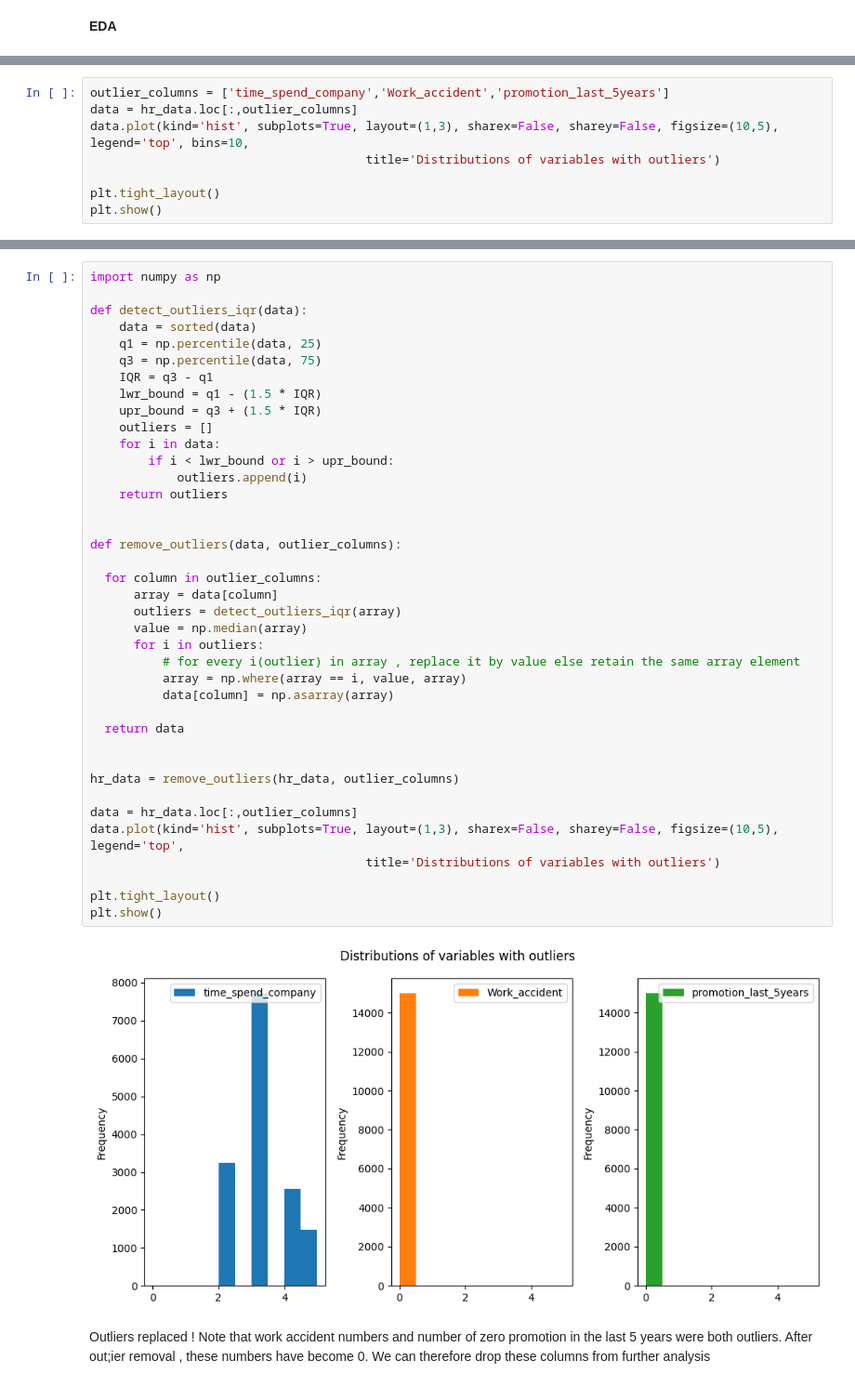
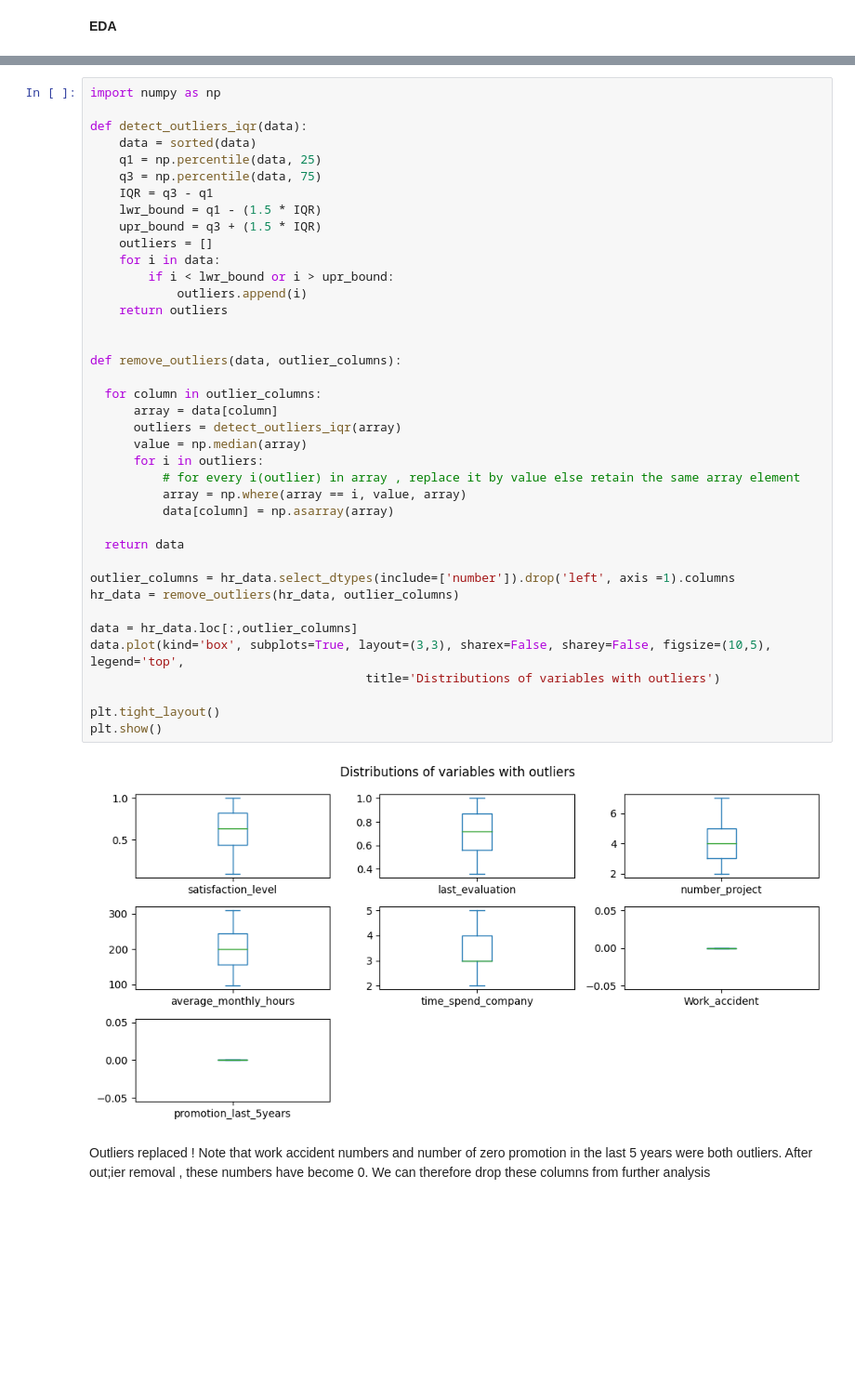
Before and after one commit to tksundar/employee_turnover, a Jupyter notebook: employee_turnover.ipynb, the cells around one changed output, grey strips where cells are left out. Shown at 93% size. Saved outputs shown, nothing was run; the diff lists cells and outputs as text; blank space fills up the shorter version.

```diff
--- a/employee_turnover.ipynb
+++ b/employee_turnover.ipynb
@@ -97,8 +96,0 @@ We have outliers . Lets look at the their distributions. We will need to fix the
-# %%
-outlier_columns = ['time_spend_company','Work_accident','promotion_last_5years']
-data = hr_data.loc[:,outlier_columns]
-data.plot(kind='hist', subplots=True, layout=(1,3), sharex=False, sharey=False, figsize=(10,5), legend='top', bins=10,
-                                      title='Distributions of variables with outliers')
-
-plt.tight_layout()
-plt.show()
@@ -117,36 +105,36 @@ def detect_outliers_iqr(data):
     lwr_bound = q1 - (1.5 * IQR)
     upr_bound = q3 + (1.5 * IQR)
     outliers = []
     for i in data:
         if i < lwr_bound or i > upr_bound:
             outliers.append(i)
     return outliers
 
 
 def remove_outliers(data, outlier_columns):
 
   for column in outlier_columns:
       array = data[column]
       outliers = detect_outliers_iqr(array)
       value = np.median(array)
       for i in outliers:
           # for every i(outlier) in array , replace it by value else retain the same array element
           array = np.where(array == i, value, array)
           data[column] = np.asarray(array)
 
   return data
 
-
+outlier_columns = hr_data.select_dtypes(include=['number']).drop('left', axis =1).columns
 hr_data = remove_outliers(hr_data, outlier_columns)
 
 data = hr_data.loc[:,outlier_columns]
-data.plot(kind='hist', subplots=True, layout=(1,3), sharex=False, sharey=False, figsize=(10,5), legend='top',
+data.plot(kind='box', subplots=True, layout=(3,3), sharex=False, sharey=False, figsize=(10,5), legend='top',
                                       title='Distributions of variables with outliers')
 
 plt.tight_layout()
 plt.show()
 # %% [output]
-[figure, old version]
+[figure, new version]
 # %% [markdown]
 Outliers replaced ! Note that work accident numbers and number  of zero promotion in the last 5 years were both outliers. After out;ier removal , these numbers have become 0. We can therefore drop these columns from further analysis
 # %%
```
Also changed, not shown: parts of 23 cells of this notebook.
